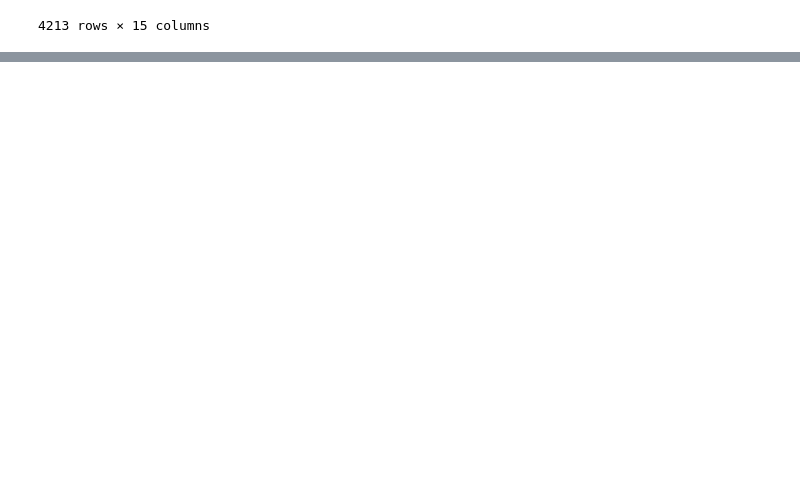
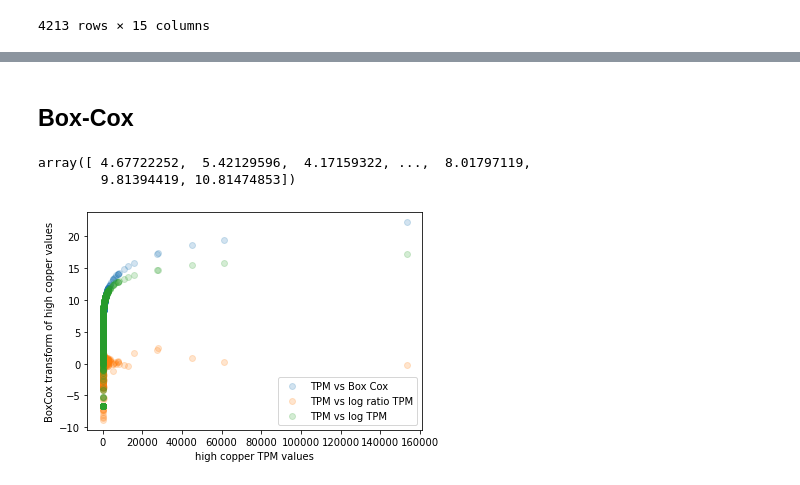
Before and after one commit to erinhwilson/deep-5g-sandbox, a Jupyter notebook: transform_5g_data.ipynb, the cells around one changed output, grey strips where cells are left out. Drawn from its saved outputs; the diff is of its cells as text; code cells hidden in the pictures; blank space fills up the shorter version.

Commit message:
WIP trying log and boxcox data transformations

```diff
--- a/transform_5g_data.ipynb
+++ b/transform_5g_data.ipynb
@@ -272,0 +291,2 @@ XY_nocu_noOpFilt.to_csv("data/XY_lr_noCu.tsv",sep='\t',index=False)
+# %% [markdown]
+## Box-Cox
@@ -272,0 +295,25 @@ XY_nocu_noOpFilt.to_csv("data/XY_lr_noCu.tsv",sep='\t',index=False)
+# %%
+# do box cox calculation for highcu
+hc = df_meansT['highCu'].values
+hcbc = stats.boxcox(hc)
+# %%
+# log ratio highCu/noCu
+hclr = lr_nocu['highCu'].values
+# log highCu
+lhc = np.log2(hc)
+# %%
+hcbc[0]
+# %% [output]
+array([ 4.67722252,  5.42129596,  4.17159322, ...,  8.01797119,
+        9.81394419, 10.81474853])
+# %%
+plt.scatter(hc, hcbc[0],alpha = 0.2,label='TPM vs Box Cox')
+plt.scatter(hc, hcl,alpha = 0.2,label='TPM vs log ratio TPM')
+plt.scatter(hc, lhc,alpha = 0.2,label='TPM vs log TPM')
+plt.xlabel("high copper TPM values")
+plt.ylabel("BoxCox transform of high copper values")
+plt.legend()
+#plt.xscale('log')
+plt.show()
+# %% [output]
+[figure, added]
```
Also changed, not shown: parts of 16 cells of this notebook, 2 other files.
